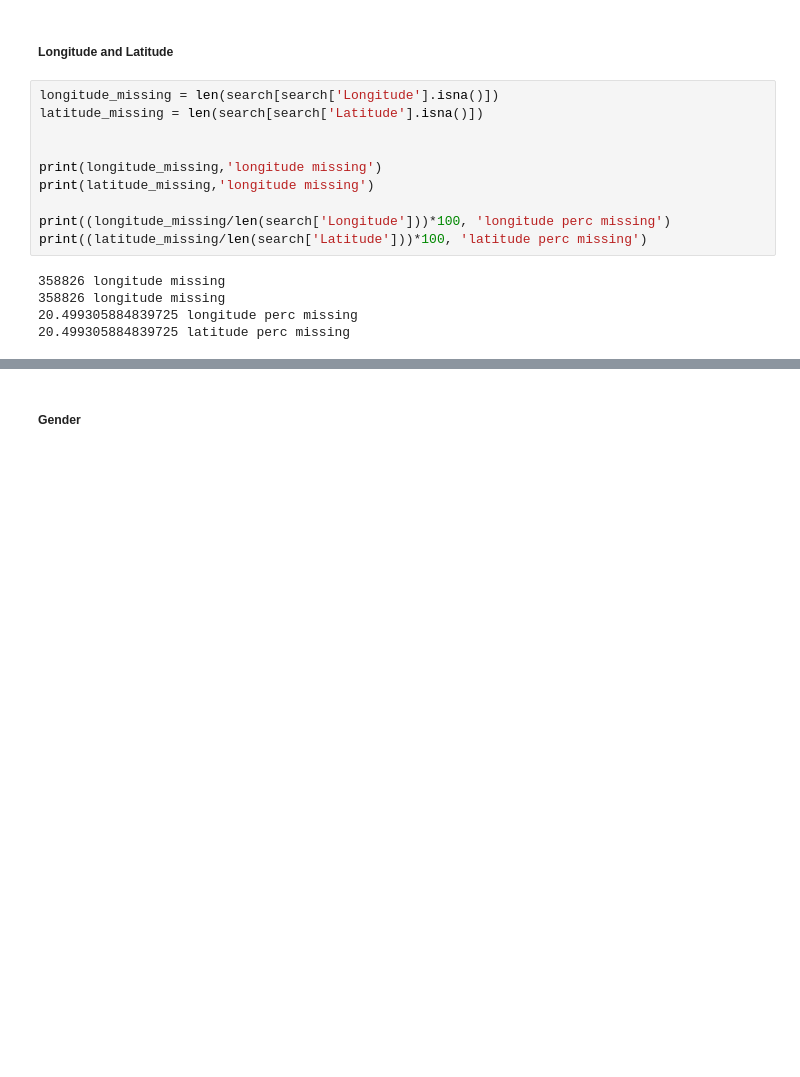
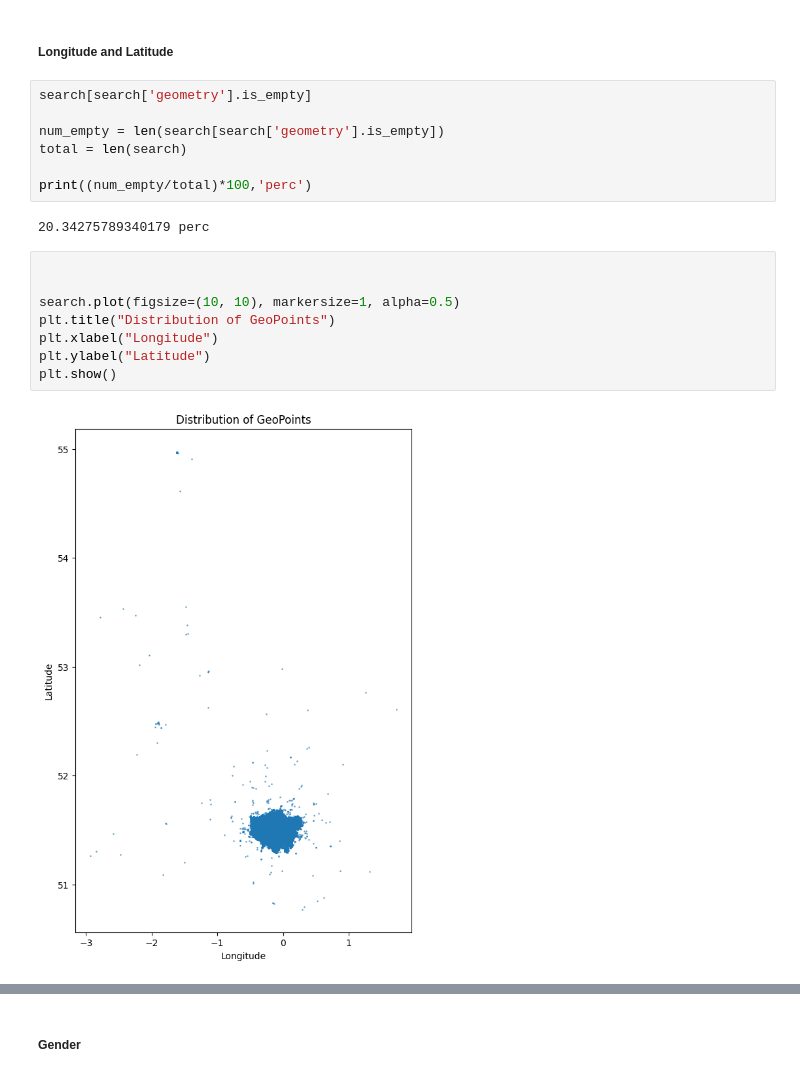
Before and after one commit to skyrimer/ARWCASP, a Jupyter notebook: basic_eda.ipynb, the cells around one changed output, grey strips where cells are left out. Saved outputs shown, nothing was run; the diff lists cells and outputs as text; blank space fills up the shorter version.

```diff
--- a/basic_eda.ipynb
+++ b/basic_eda.ipynb
@@ -1137,17 +1136,21 @@ Name: count, dtype: int64
 # %% [markdown]
 ##### Longitude and Latitude
 # %%
-longitude_missing = len(search[search['Longitude'].isna()])
-latitude_missing = len(search[search['Latitude'].isna()])
+search[search['geometry'].is_empty]
 
+num_empty = len(search[search['geometry'].is_empty])
+total = len(search)
 
-print(longitude_missing,'longitude missing')
-print(latitude_missing,'longitude missing')
-
-print((longitude_missing/len(search['Longitude']))*100, 'longitude perc missing')
-print((latitude_missing/len(search['Latitude']))*100, 'latitude perc missing')
+print((num_empty/total)*100,'perc')
 # %% [output]
-358826 longitude missing
-358826 longitude missing
-20.499305884839725 longitude perc missing
-20.499305884839725 latitude perc missing
+20.34275789340179 perc
+# %%
+
+
+search.plot(figsize=(10, 10), markersize=1, alpha=0.5)
+plt.title("Distribution of GeoPoints")
+plt.xlabel("Longitude")
+plt.ylabel("Latitude")
+plt.show()
+# %% [output]
+[figure, added]
```
Also changed, not shown: parts of 30 cells of this notebook.
